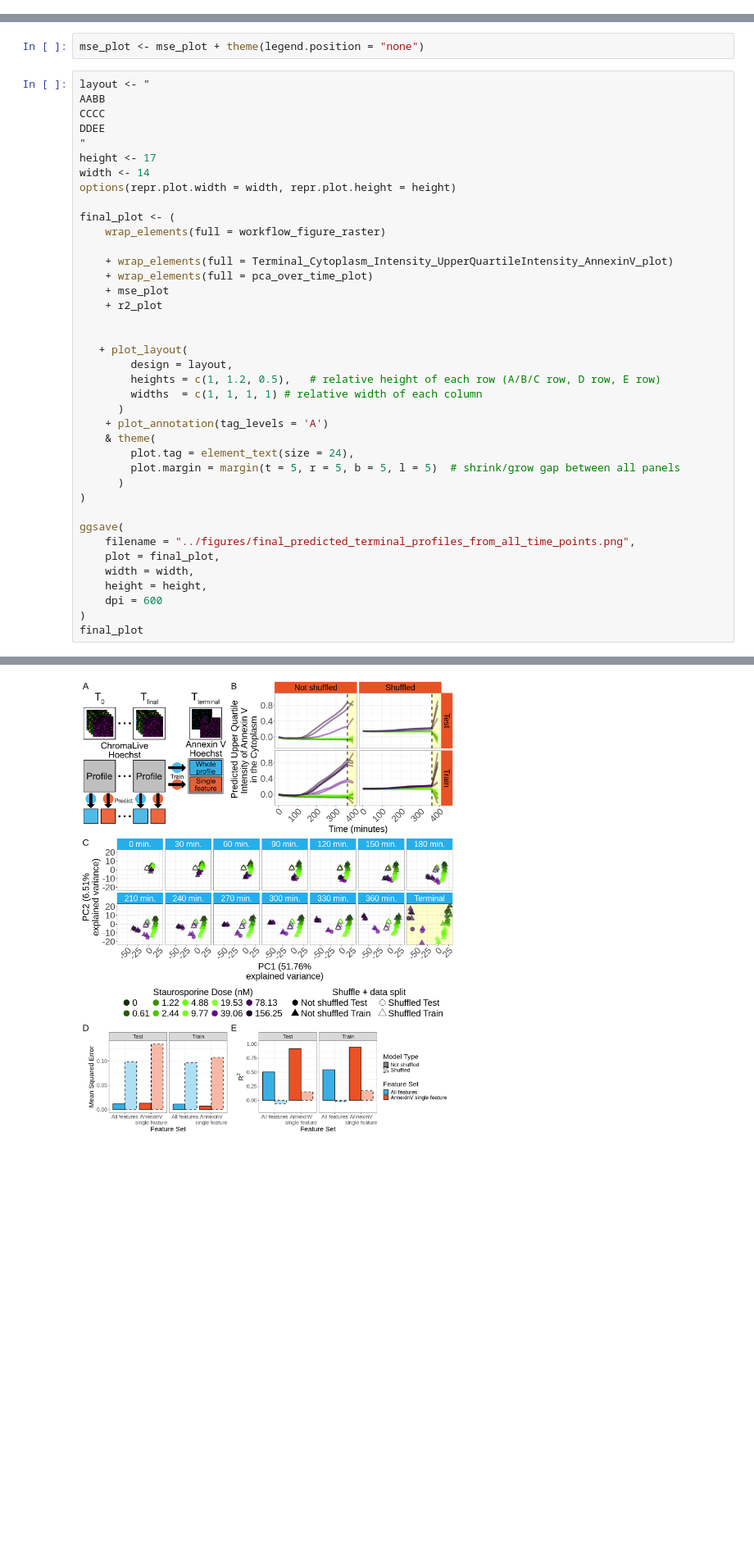
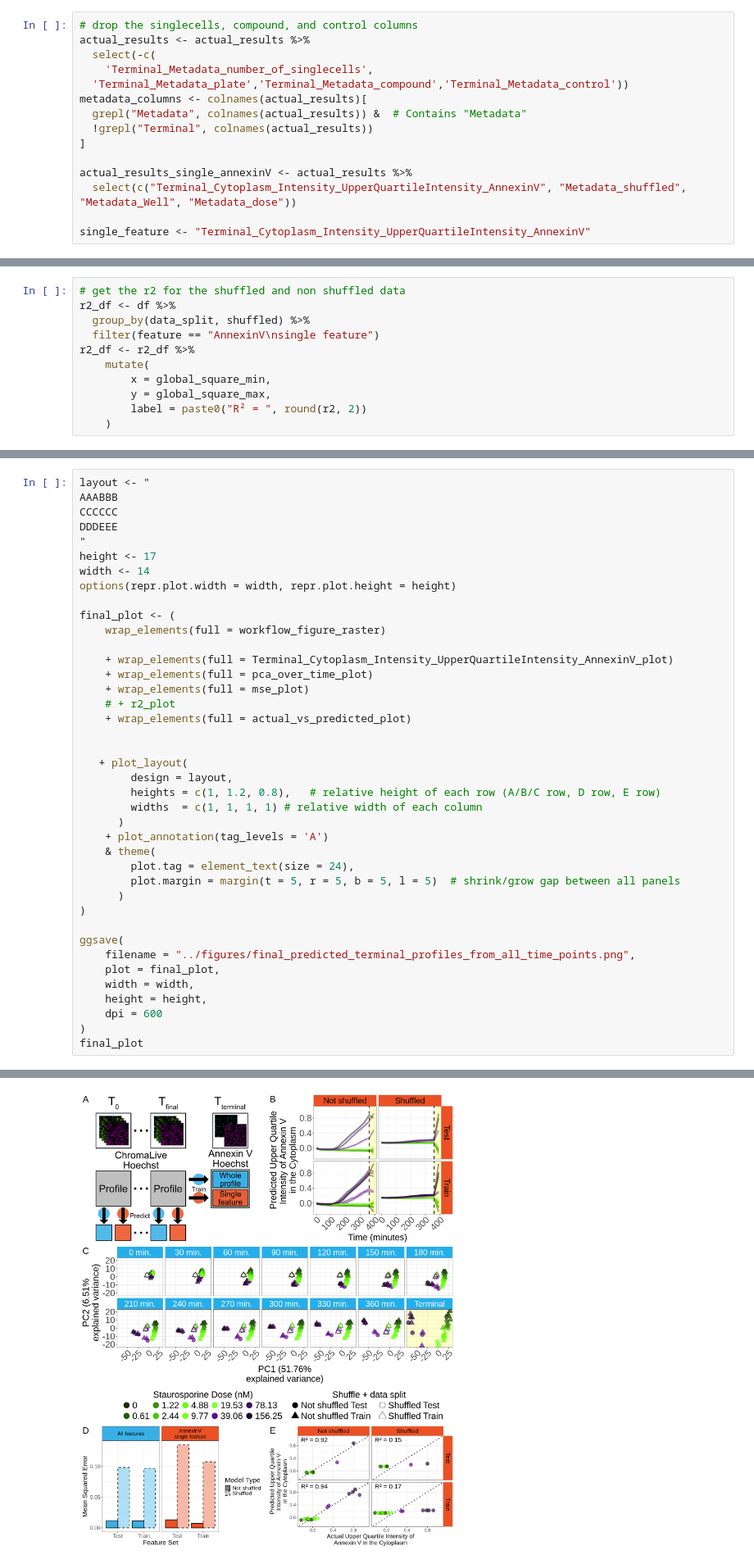
Before and after one commit to WayScience/live_cell_timelapse_apoptosis_analysis, a Jupyter notebook: 5.bulk_timelapse_model/notebooks/4.plot_results.ipynb, the cells around one changed output, grey strips where cells are left out. Shown at 82% size. Saved outputs shown, nothing was run; the diff lists cells and outputs as text; blank space fills up the shorter version.

Commit message:
update figure 6 (#60)
* update figure 6

* update r2 correctly

* add new script

* 2 sig figs plus larger text

```diff
--- a/5.bulk_timelapse_model/notebooks/4.plot_results.ipynb
+++ b/5.bulk_timelapse_model/notebooks/4.plot_results.ipynb
@@ -634,0 +592,15 @@ Warning message:
+# %%
+# drop the singlecells, compound, and control columns
+actual_results <- actual_results %>%
+  select(-c(
+    'Terminal_Metadata_number_of_singlecells',
+  'Terminal_Metadata_plate','Terminal_Metadata_compound','Terminal_Metadata_control'))
+metadata_columns <- colnames(actual_results)[
+  grepl("Metadata", colnames(actual_results)) &  # Contains "Metadata"
+  !grepl("Terminal", colnames(actual_results))
+]
+
+actual_results_single_annexinV <- actual_results %>%
+  select(c("Terminal_Cytoplasm_Intensity_UpperQuartileIntensity_AnnexinV", "Metadata_shuffled", "Metadata_Well", "Metadata_dose"))
+
+single_feature <- "Terminal_Cytoplasm_Intensity_UpperQuartileIntensity_AnnexinV"
@@ -634,0 +711,11 @@ Warning message:
+# %%
+# get the r2 for the shuffled and non shuffled data
+r2_df <- df %>%
+  group_by(data_split, shuffled) %>%
+  filter(feature == "AnnexinV\nsingle feature")
+r2_df <- r2_df %>%
+    mutate(
+        x = global_square_min,
+        y = global_square_max,
+        label = paste0("R² = ", round(r2, 2))
+    )
@@ -671,13 +815,11 @@ ggsave(
     height = height,
     dpi = 600
 )
-# %%
-mse_plot <- mse_plot + theme(legend.position = "none")
 # %%
 layout <- "
-AABB
-CCCC
-DDEE
+AAABBB
+CCCCCC
+DDDEEE
 "
 height <- 17
 width <- 14
@@ -688,13 +830,14 @@ final_plot <- (
 
     + wrap_elements(full = Terminal_Cytoplasm_Intensity_UpperQuartileIntensity_AnnexinV_plot)
     + wrap_elements(full = pca_over_time_plot)
-    + mse_plot
-    + r2_plot
+    + wrap_elements(full = mse_plot)
+    # + r2_plot
+    + wrap_elements(full = actual_vs_predicted_plot)
 
 
    + plot_layout(
         design = layout,
-        heights = c(1, 1.2, 0.5),   # relative height of each row (A/B/C row, D row, E row)
+        heights = c(1, 1.2, 0.8),   # relative height of each row (A/B/C row, D row, E row)
         widths  = c(1, 1, 1, 1) # relative width of each column
       )
     + plot_annotation(tag_levels = 'A')
@@ -724 +869 @@ Warning message:
-[figure, old version]
+[figure, new version]
```
Also changed, not shown: parts of 14 cells of this notebook, 3 other files.
